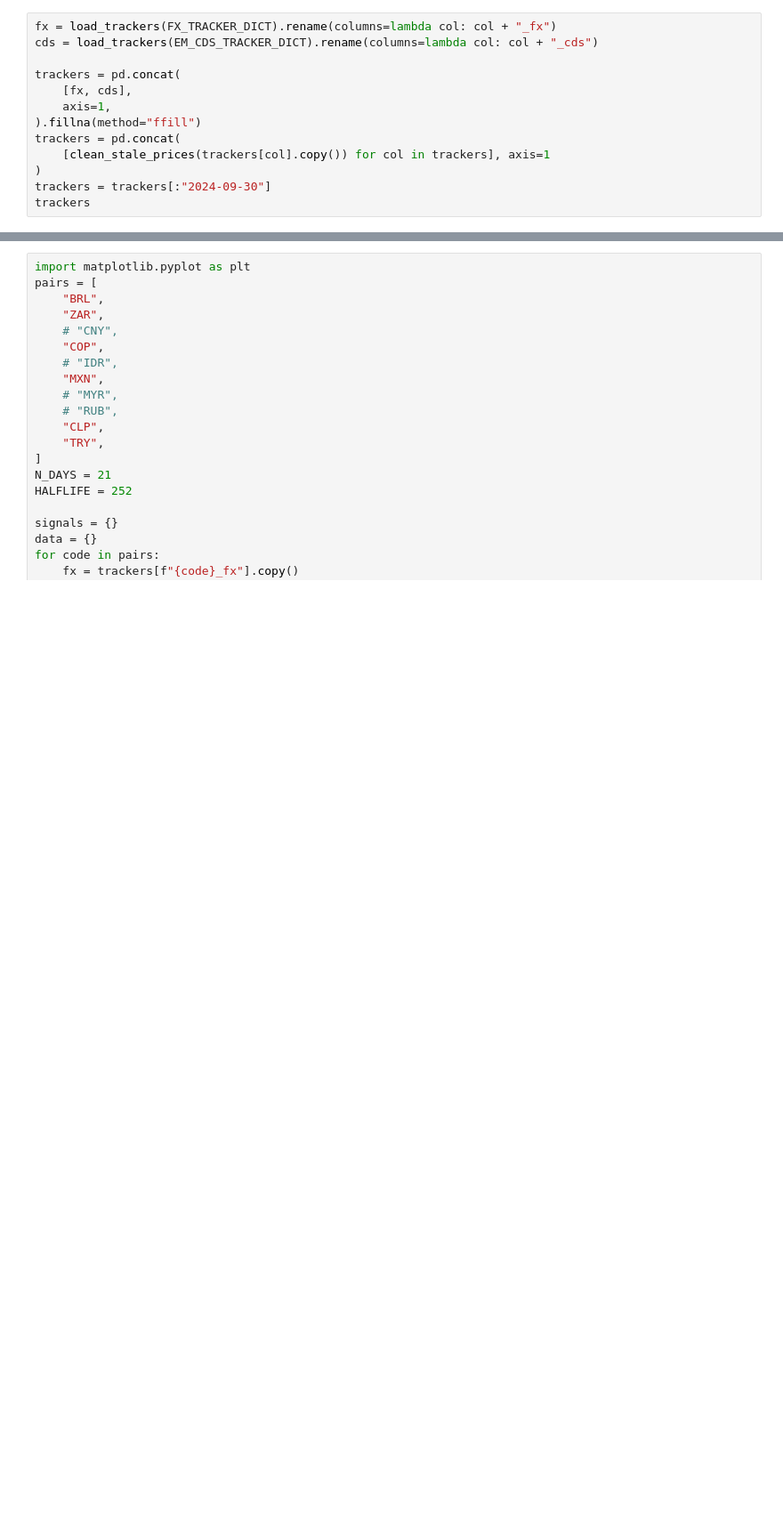
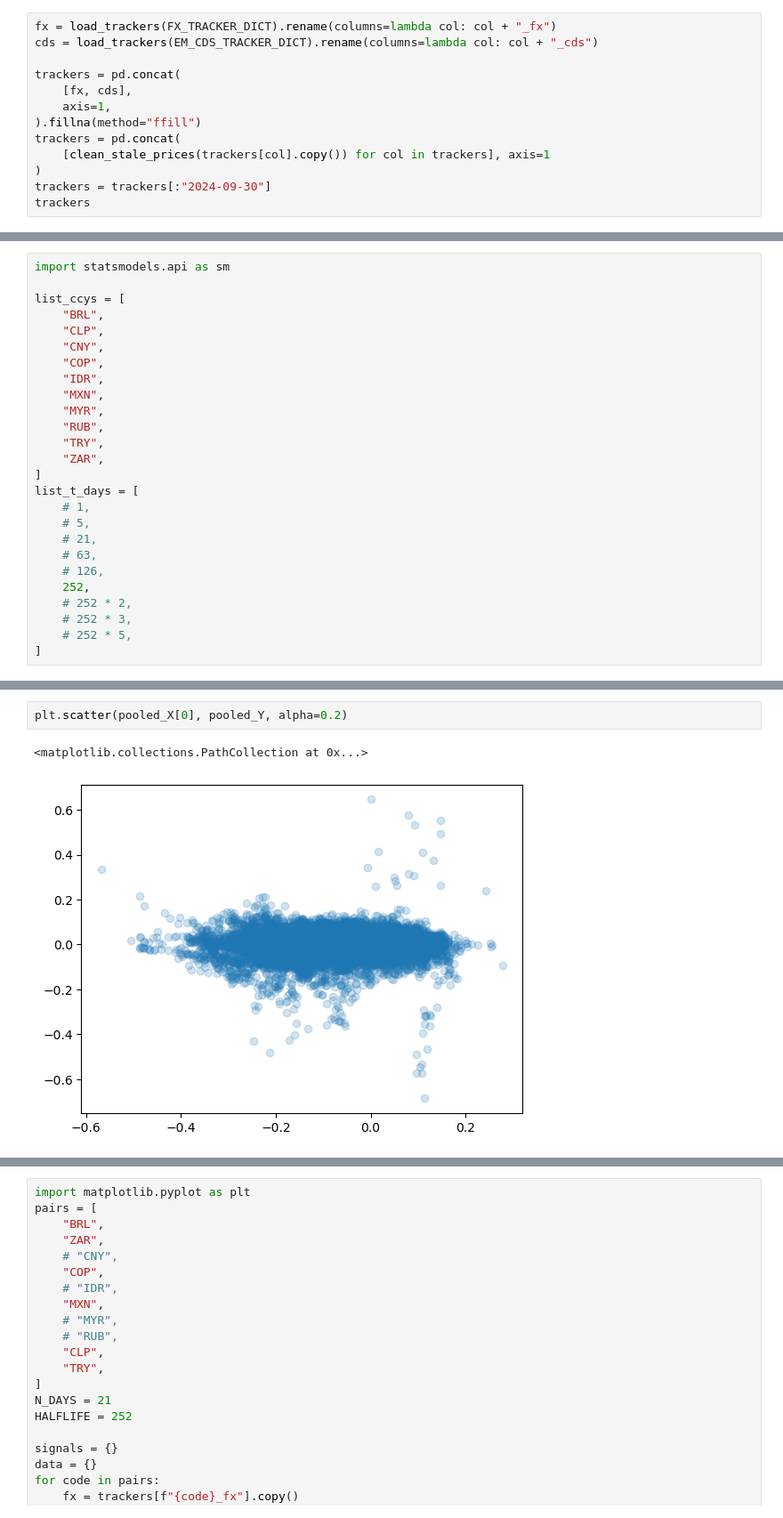
Before and after one commit to sambacode/asset_allocation, a Jupyter notebook: regressao_fx_cds.ipynb, the cells around one changed output, grey strips where cells are left out. Shown: that part at 89% size. Saved outputs shown, nothing was run; the diff lists cells and outputs as text; blank space fills up the shorter version.

```diff
--- a/regressao_fx_cds.ipynb
+++ b/regressao_fx_cds.ipynb
@@ -25,0 +28,26 @@ trackers
+# %%
+import statsmodels.api as sm
+
+list_ccys = [
+    "BRL",
+    "CLP",
+    "CNY",
+    "COP",
+    "IDR",
+    "MXN",
+    "MYR",
+    "RUB",
+    "TRY",
+    "ZAR",
+]
+list_t_days = [
+    # 1,
+    # 5,
+    # 21,
+    # 63,
+    # 126,
+    252,
+    # 252 * 2,
+    # 252 * 3,
+    # 252 * 5,
+]
@@ -25,0 +257,5 @@ trackers
+# %%
+plt.scatter(pooled_X[0], pooled_Y, alpha=0.2)
+# %% [output]
+<matplotlib.collections.PathCollection at 0x...>
+[figure, added]
```
Also changed, not shown: parts of 6 cells of this notebook.
